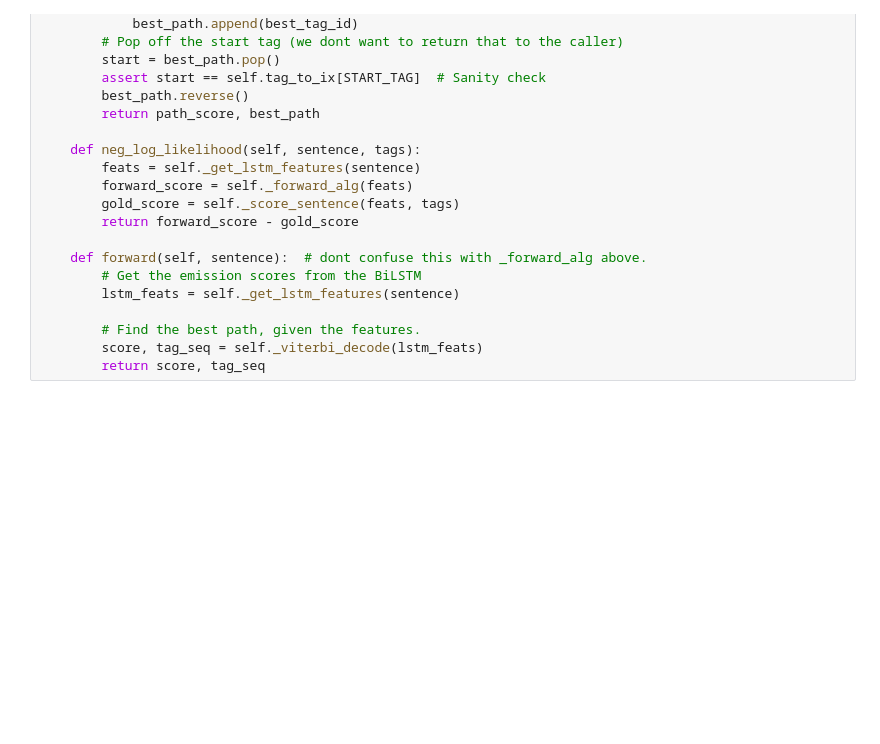
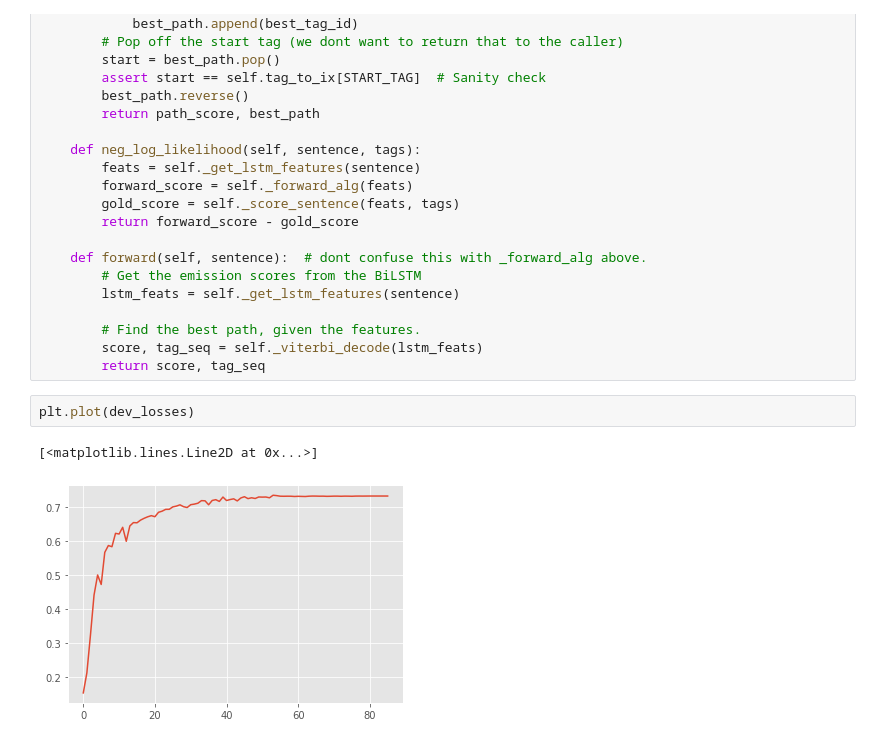
Before and after one commit to minggli/python-pp, a Jupyter notebook: bcrf_test_1.ipynb, the cells around one changed output. Drawn from its saved outputs; the diff is of its cells as text; blank space fills up the shorter version.

```diff
--- a/bcrf_test_1.ipynb
+++ b/bcrf_test_1.ipynb
@@ -427,3 +717,8 @@ class BiLSTM_CRF(nn.Module):
         # Find the best path, given the features.
         score, tag_seq = self._viterbi_decode(lstm_feats)
         return score, tag_seq
+# %%
+plt.plot(dev_losses)
+# %% [output]
+[<matplotlib.lines.Line2D at 0x...>]
+[figure, added]
```
Also changed, not shown: parts of 15 cells of this notebook.
